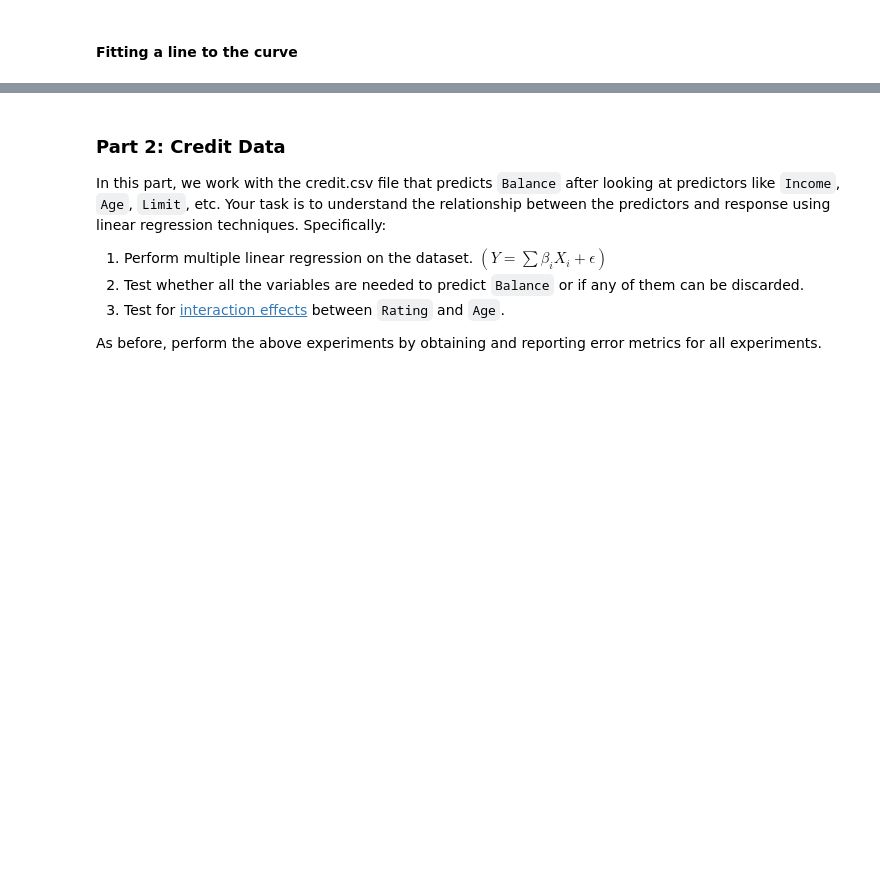
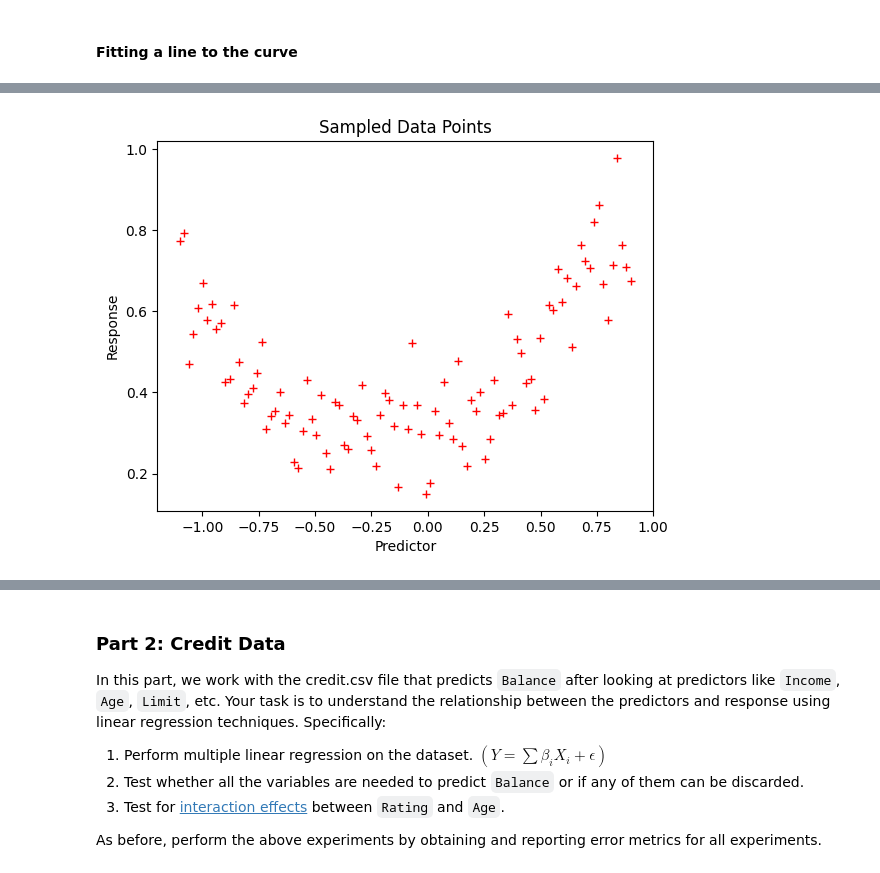
Before and after one commit to oops-moment/SMAI-SEM6, a Jupyter notebook: rollnumber_A1/rollnumber_A1_Q3/Q3.ipynb, the cells around one changed output, grey strips where cells are left out. Saved outputs shown, nothing was run; the diff lists cells and outputs as text; code cells hidden in the pictures; blank space fills up the shorter version.

```diff
--- a/rollnumber_A1/rollnumber_A1_Q3/Q3.ipynb
+++ b/rollnumber_A1/rollnumber_A1_Q3/Q3.ipynb
@@ -295,0 +390,20 @@ plt.show()
+# %%
+def gen_data_low():
+    coeff = np.random.rand(np.random.choice([3, 5, 7]))
+    x = np.linspace(-1.1, 0.9, 100)
+    y = np.zeros_like(x)
+    for i, c in enumerate(coeff):
+        y += c * x**i
+    y += np.random.randn(100) * 0.1
+
+    return x, y
+
+predictor_low, response_low = gen_data_low()
+
+plt.plot(predictor_low, response_low, 'r+')
+plt.xlabel('Predictor')
+plt.ylabel('Response')
+plt.title('Sampled Data Points')
+plt.show()
+# %% [output]
+[figure, added]
```
Also changed, not shown: parts of 24 cells of this notebook.
